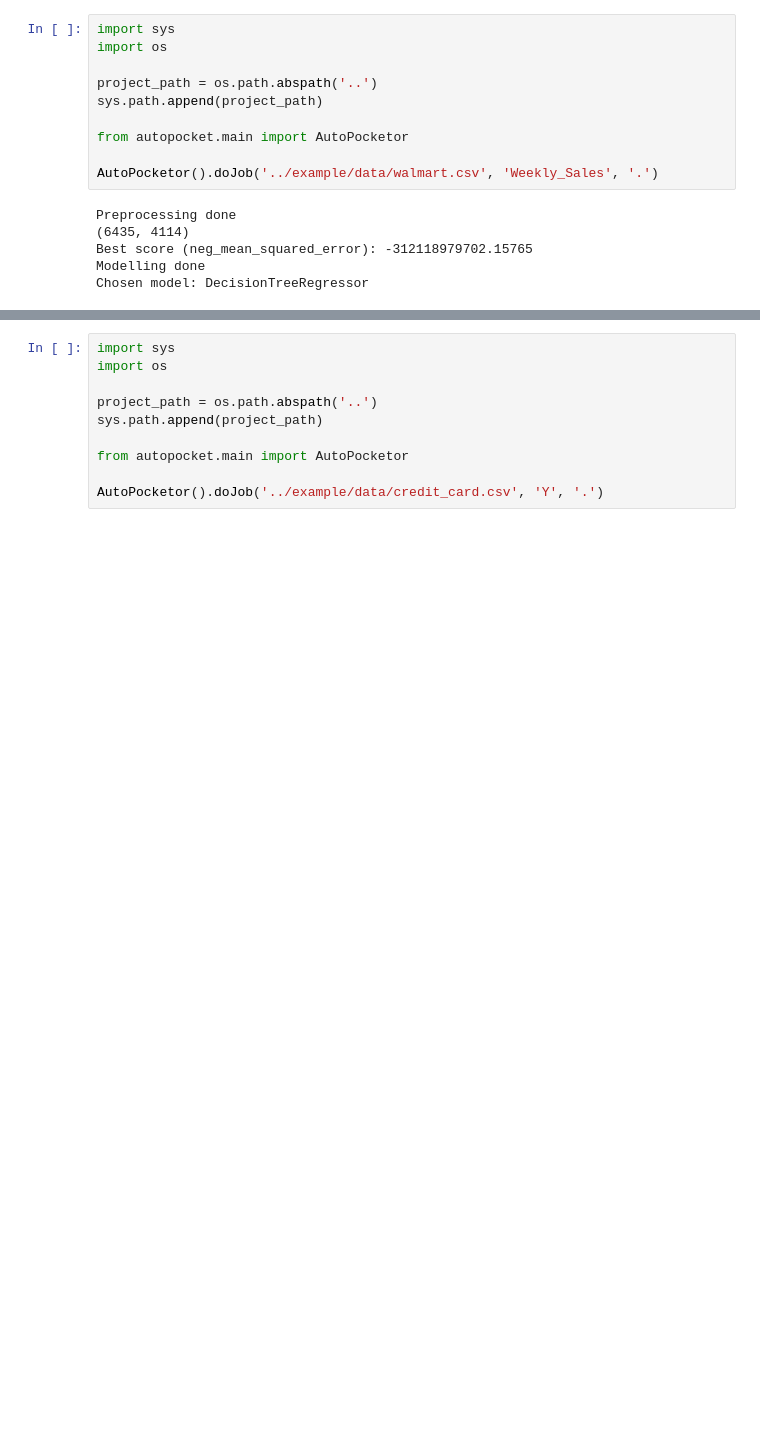
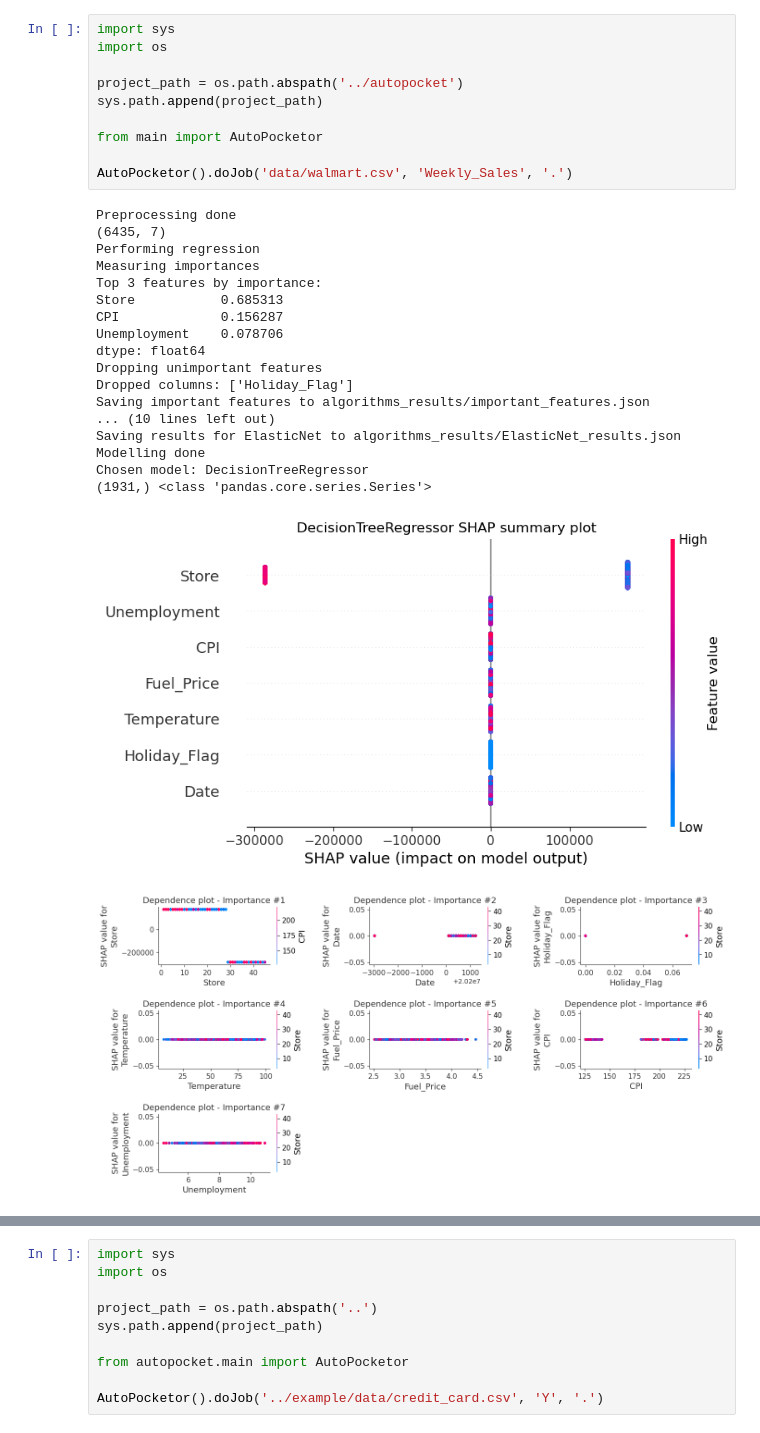
Before and after one commit to UserKrzysztof/AutoML-projekt-2, a Jupyter notebook: example/tutorial.ipynb, the cells around one changed output, grey strips where cells are left out. Drawn from its saved outputs; the diff is of its cells as text; blank space fills up the shorter version.

```diff
--- a/example/tutorial.ipynb
+++ b/example/tutorial.ipynb
@@ -37,16 +43,30 @@ Postprocessing done
 # %%
 import sys
 import os
 
-project_path = os.path.abspath('..')
+project_path = os.path.abspath('../autopocket')
 sys.path.append(project_path)
 
-from autopocket.main import AutoPocketor
+from main import AutoPocketor
 
-AutoPocketor().doJob('../example/data/walmart.csv', 'Weekly_Sales', '.')
+AutoPocketor().doJob('data/walmart.csv', 'Weekly_Sales', '.')
 # %% [output]
 Preprocessing done
-(6435, 4114)
-Best score (neg_mean_squared_error): -312118979702.15765
+(6435, 7)
+Performing regression
+Measuring importances
+Top 3 features by importance:
+Store           0.685313
+CPI             0.156287
+Unemployment    0.078706
+dtype: float64
+Dropping unimportant features
+Dropped columns: ['Holiday_Flag']
+Saving important features to algorithms_results/important_features.json
+... (10 lines left out)
+Saving results for ElasticNet to algorithms_results/ElasticNet_results.json
 Modelling done
 Chosen model: DecisionTreeRegressor
+(1931,) <class 'pandas.core.series.Series'>
+[figure, added]
+[figure, added]
```
Also changed, not shown: parts of 2 cells of this notebook, 24 other files.
